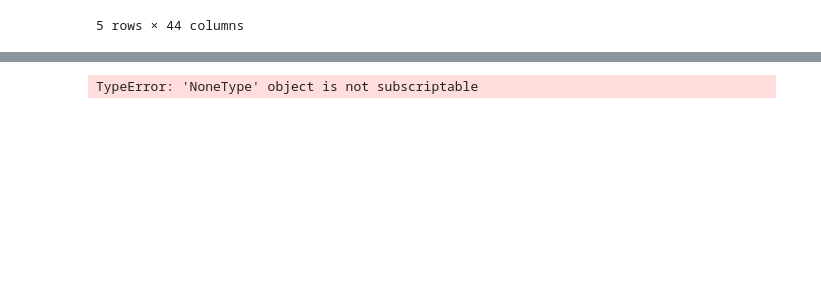
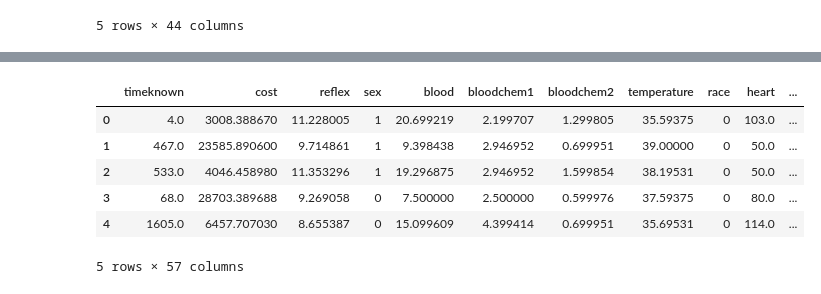
Before and after one commit to geeteshCh/Datathon-Hospital-Exploration, a Jupyter notebook: td-model.ipynb, the cells around one changed output, grey strips where cells are left out. Saved outputs shown, nothing was run; the diff lists cells and outputs as text; code cells hidden in the pictures; blank space fills up the shorter version.

```diff
--- a/td-model.ipynb
+++ b/td-model.ipynb
@@ -18,7 +18,6 @@ df1.head(5)
 | 4 | 1605.0 | 6457.70703 | 8.655387 | female | 15.099609 | 4.399414 | 0.699951 | 35.69531 | white | 114.0 | ... |
 5 rows × 44 columns
 # %%
-y = df1['death']
-df1 = df1.drop(columns=['death'])
-print(y.shape)
-print(df1.shape)
+# y = df1['death']
+# print(y.shape)
+# print(df1.shape)
@@ -50,7 +46,7 @@ class Dataset(object):
         self.data = self.data.drop('income',axis =1)
 
         # clean data
-        self.data = data.apply(self.clean, axis=1)
+        self.data = self.data.apply(self.clean, axis=1)
 
         # replace missing data
         self.clean_fill_mean('psych2')
@@ -74,11 +70,11 @@ class Dataset(object):
 
 
         # one hot encode the data
-        self.data = self.one_hot_encode_feature('cancer')
-        self.data = self.one_hot_encode_feature('extraprimary')
-        self.data = self.one_hot_encode_feature('dnr')
-        self.data = self.one_hot_encode_feature('primary')
-        self.data = self.one_hot_encode_feature('disability')
+        self.one_hot_encode_feature('cancer')
+        self.one_hot_encode_feature('extraprimary')
+        self.one_hot_encode_feature('dnr')
+        self.one_hot_encode_feature('primary')
+        self.one_hot_encode_feature('disability')
 
 
 
@@ -233,7 +229,13 @@ class Dataset(object):
     # Assuming 'df' is your DataFrame and 'categorical_column' is the name of the categorical feature with missing values
     # df = fill_missing_categorical(df, 'categorical_column')
 # %%
-X = Dataset(df1).data
-X
+cleaned_data = Dataset(df1).data
+cleaned_data[:5]
 # %% [output]
+|  | timeknown | cost | reflex | sex | blood | bloodchem1 | bloodchem2 | temperature | race | heart | ... |
+| 0 | 4.0 | 3008.388670 | 11.228005 | 1 | 20.699219 | 2.199707 | 1.299805 | 35.59375 | 0 | 103.0 | ... |
+| 1 | 467.0 | 23585.890600 | 9.714861 | 1 | 9.398438 | 2.946952 | 0.699951 | 39.00000 | 0 | 50.0 | ... |
+| 2 | 533.0 | 4046.458980 | 11.353296 | 1 | 19.296875 | 2.946952 | 1.599854 | 38.19531 | 0 | 50.0 | ... |
+| 3 | 68.0 | 28703.389688 | 9.269058 | 0 | 7.500000 | 2.500000 | 0.599976 | 37.59375 | 0 | 80.0 | ... |
+| 4 | 1605.0 | 6457.707030 | 8.655387 | 0 | 15.099609 | 4.399414 | 0.699951 | 35.69531 | 0 | 114.0 | ... |
-TypeError: 'NoneType' object is not subscriptable
+5 rows × 57 columns
```
Also changed, not shown: parts of 18 cells of this notebook, 7 other files.
